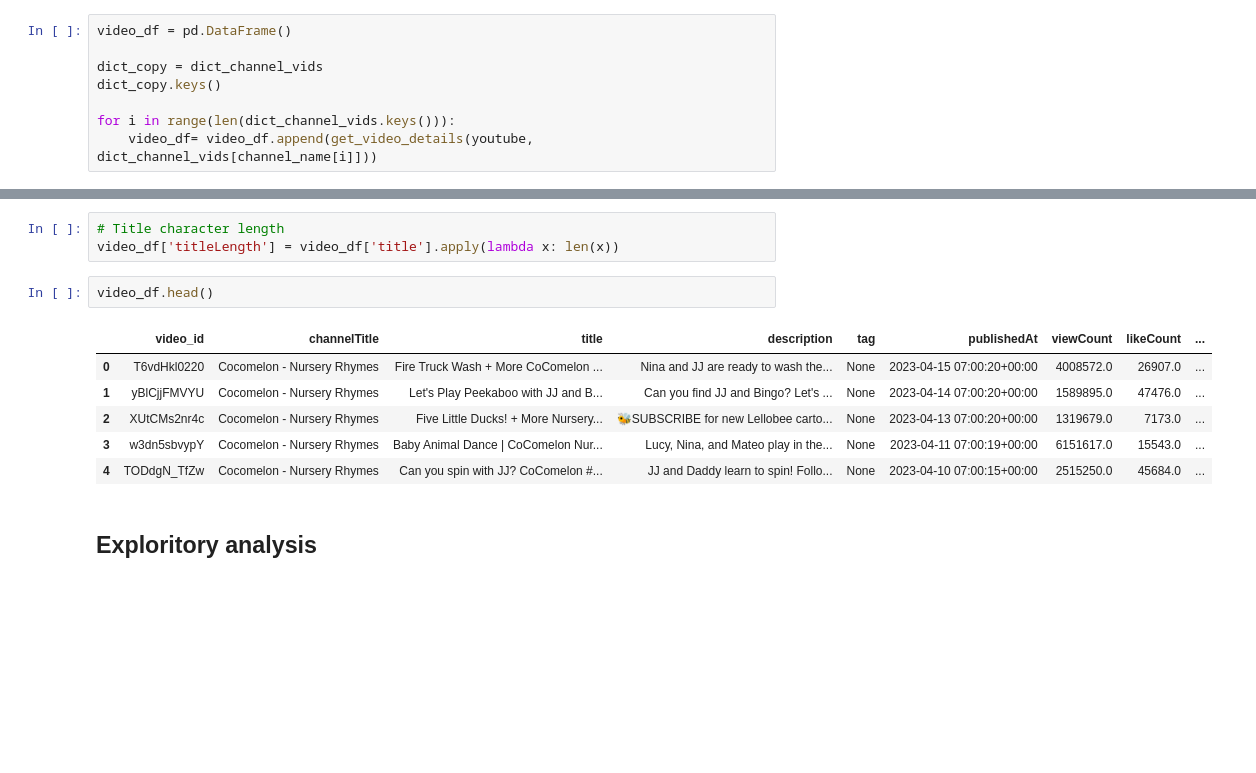
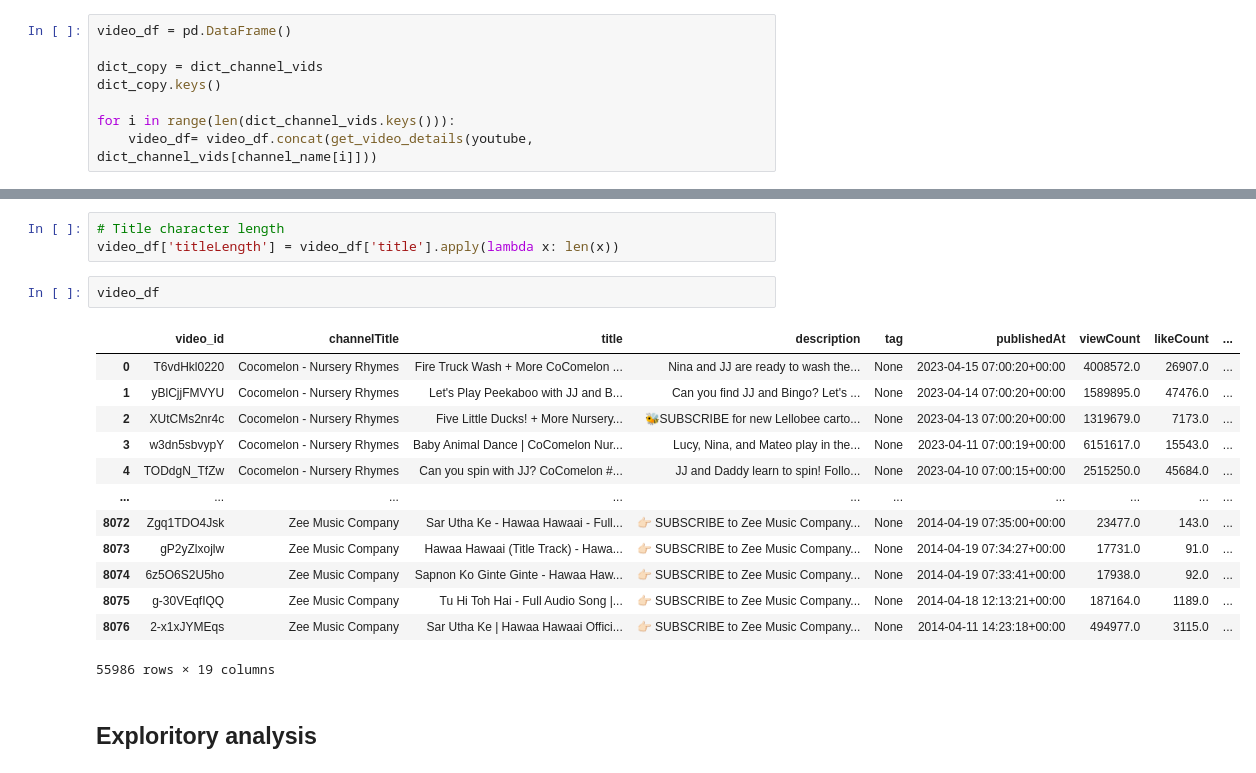
Before and after one commit to Sruthy14/youtube-data-analysis, a Jupyter notebook: channel_analysis.ipynb, the cells around one changed output, grey strips where cells are left out. Cells and saved outputs as stored; diff of their text form; blank space fills up the shorter version.

```diff
--- a/channel_analysis.ipynb
+++ b/channel_analysis.ipynb
@@ -289,4 +292,4 @@ dict_copy = dict_channel_vids
 dict_copy.keys()
 
 for i in range(len(dict_channel_vids.keys())):
-    video_df= video_df.append(get_video_details(youtube, dict_channel_vids[channel_name[i]]))
+    video_df= video_df.concat(get_video_details(youtube, dict_channel_vids[channel_name[i]]))
@@ -521,14 +535,21 @@ video_df['commentRatio'] = video_df['commentCount']/ video_df['viewCount'] * 100
 # Title character length
 video_df['titleLength'] = video_df['title'].apply(lambda x: len(x))
 # %%
-video_df.head()
+video_df
 # %% [output]
 |  | video_id | channelTitle | title | description | tag | publishedAt | viewCount | likeCount | ... |
 | 0 | T6vdHkl0220 | Cocomelon - Nursery Rhymes | Fire Truck Wash + More CoComelon ... | Nina and JJ are ready to wash the... | None | 2023-04-15 07:00:20+00:00 | 4008572.0 | 26907.0 | ... |
 | 1 | yBlCjjFMVYU | Cocomelon - Nursery Rhymes | Let's Play Peekaboo with JJ and B... | Can you find JJ and Bingo? Let's ... | None | 2023-04-14 07:00:20+00:00 | 1589895.0 | 47476.0 | ... |
 | 2 | XUtCMs2nr4c | Cocomelon - Nursery Rhymes | Five Little Ducks! + More Nursery... | 🐝SUBSCRIBE for new Lellobee carto... | None | 2023-04-13 07:00:20+00:00 | 1319679.0 | 7173.0 | ... |
 | 3 | w3dn5sbvypY | Cocomelon - Nursery Rhymes | Baby Animal Dance | CoComelon Nur... | Lucy, Nina, and Mateo play in the... | None | 2023-04-11 07:00:19+00:00 | 6151617.0 | 15543.0 | ... |
 | 4 | TODdgN_TfZw | Cocomelon - Nursery Rhymes | Can you spin with JJ? CoComelon #... | JJ and Daddy learn to spin! Follo... | None | 2023-04-10 07:00:15+00:00 | 2515250.0 | 45684.0 | ... |
+| ... | ... | ... | ... | ... | ... | ... | ... | ... | ... |
+| 8072 | Zgq1TDO4Jsk | Zee Music Company | Sar Utha Ke - Hawaa Hawaai - Full... | 👉🏻 SUBSCRIBE to Zee Music Company... | None | 2014-04-19 07:35:00+00:00 | 23477.0 | 143.0 | ... |
+| 8073 | gP2yZlxojlw | Zee Music Company | Hawaa Hawaai (Title Track) - Hawa... | 👉🏻 SUBSCRIBE to Zee Music Company... | None | 2014-04-19 07:34:27+00:00 | 17731.0 | 91.0 | ... |
+| 8074 | 6z5O6S2U5ho | Zee Music Company | Sapnon Ko Ginte Ginte - Hawaa Haw... | 👉🏻 SUBSCRIBE to Zee Music Company... | None | 2014-04-19 07:33:41+00:00 | 17938.0 | 92.0 | ... |
+| 8075 | g-30VEqfIQQ | Zee Music Company | Tu Hi Toh Hai - Full Audio Song |... | 👉🏻 SUBSCRIBE to Zee Music Company... | None | 2014-04-18 12:13:21+00:00 | 187164.0 | 1189.0 | ... |
+| 8076 | 2-x1xJYMEqs | Zee Music Company | Sar Utha Ke | Hawaa Hawaai Offici... | 👉🏻 SUBSCRIBE to Zee Music Company... | None | 2014-04-11 14:23:18+00:00 | 494977.0 | 3115.0 | ... |
+55986 rows × 19 columns
 # %% [markdown]
 ## Exploritory analysis
 # %%
```
Also changed, not shown: parts of 10 cells of this notebook, 1 other file.
